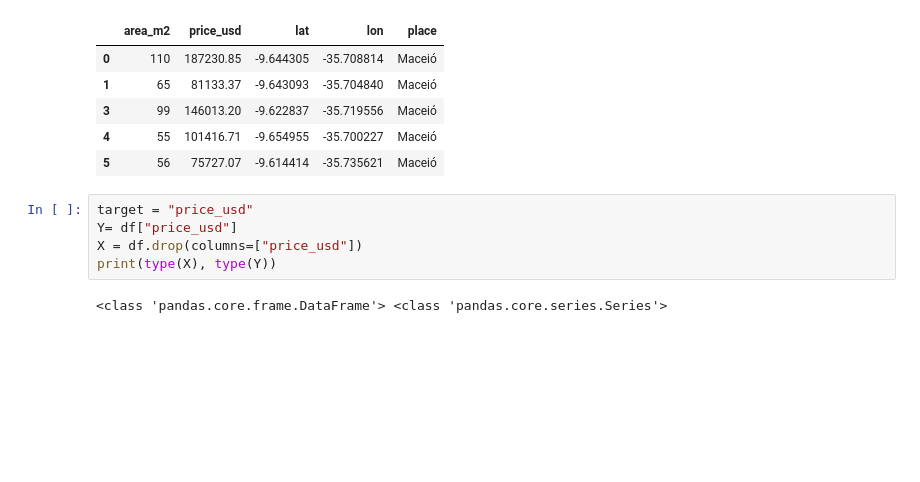
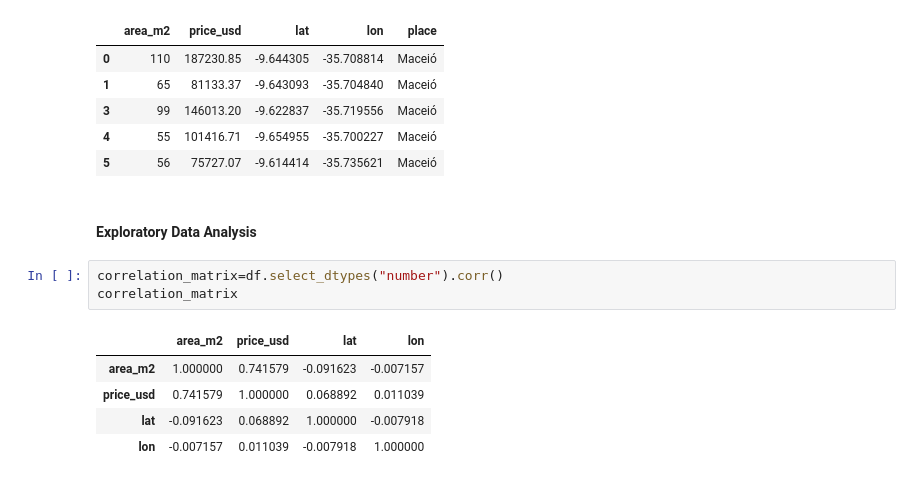
Before and after one commit to tech-ml-quant-luv/Machine-Learning-Engineer-in-Quant, a Jupyter notebook: Machine Learning/machine_learning_from_scratch_without_libraries/Linear_Regression/data_wrangling.ipynb, the cells around one changed output. Drawn from its saved outputs; the diff is of its cells as text; blank space fills up the shorter version.

```diff
--- a/Machine Learning/machine_learning_from_scratch_without_libraries/linear_regression.ipynb
+++ b/Machine Learning/machine_learning_from_scratch_without_libraries/Linear_Regression/data_wrangling.ipynb
@@ -136,10 +137,14 @@ df.head()
 | 3 | 99 | 146013.20 | -9.622837 | -35.719556 | Maceió |
 | 4 | 55 | 101416.71 | -9.654955 | -35.700227 | Maceió |
 | 5 | 56 | 75727.07 | -9.614414 | -35.735621 | Maceió |
-# %%
-target = "price_usd"
-Y= df["price_usd"]
-X = df.drop(columns=["price_usd"])
-print(type(X), type(Y))
-# %% [output]
-<class 'pandas.core.frame.DataFrame'> <class 'pandas.core.series.Series'>
+# %% [markdown]
+#### Exploratory Data Analysis
+# %%
+correlation_matrix=df.select_dtypes("number").corr()
+correlation_matrix
+# %% [output]
+|  | area_m2 | price_usd | lat | lon |
+| area_m2 | 1.000000 | 0.741579 | -0.091623 | -0.007157 |
+| price_usd | 0.741579 | 1.000000 | 0.068892 | 0.011039 |
+| lat | -0.091623 | 0.068892 | 1.000000 | -0.007918 |
+| lon | -0.007157 | 0.011039 | -0.007918 | 1.000000 |
```
Also changed, not shown: parts of 2 cells of this notebook, 3 other files.
